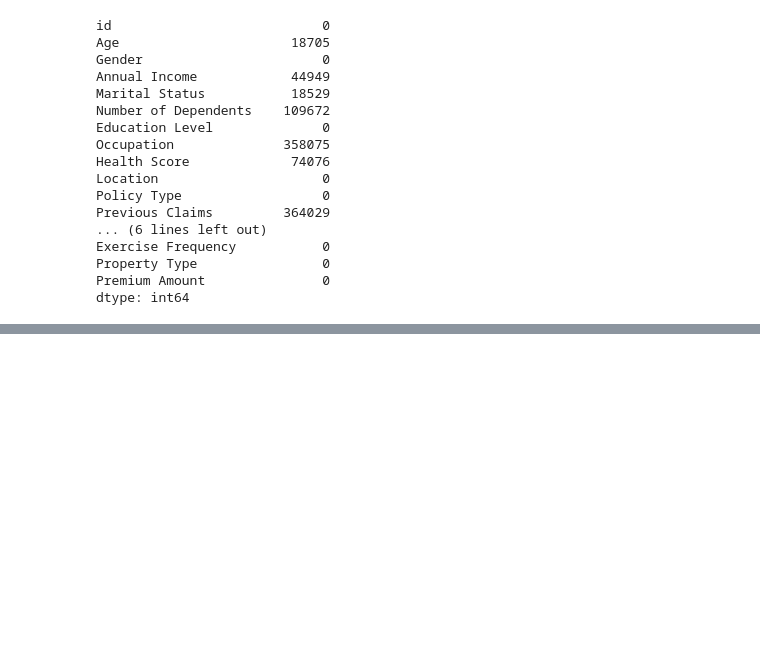
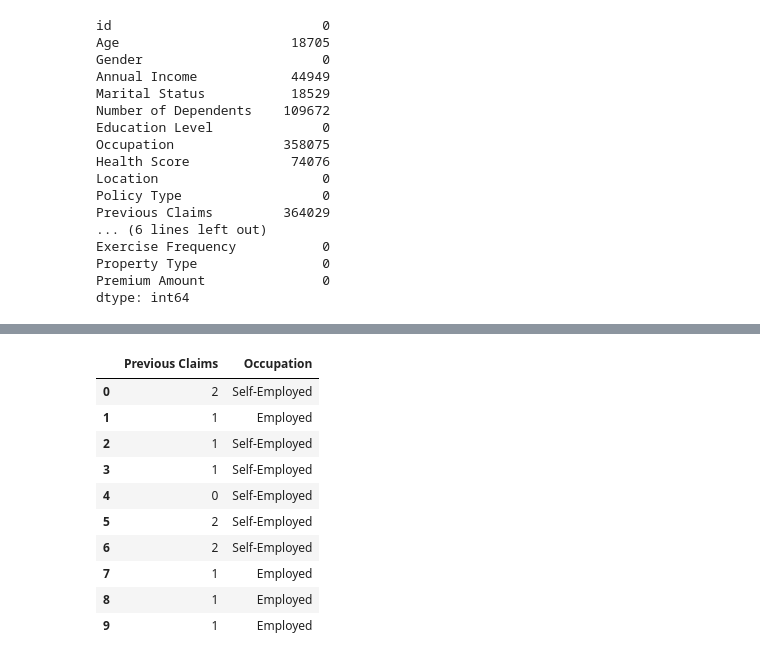
Before and after one commit to kdw434/4gun4_new_project, a Jupyter notebook: minjun/minjun.ipynb, the cells around one changed output, grey strips where cells are left out. Drawn from its saved outputs; the diff is of its cells as text; code cells hidden in the pictures; blank space fills up the shorter version.

```diff
--- a/minjun/minjun.ipynb
+++ b/minjun/minjun.ipynb
@@ -279,0 +334,33 @@ Name: Premium Amount, Length: 1199993, dtype: float64
+# %%
+train4 = train.copy()
+occupation_income_mean = train.groupby('Occupation')['Annual Income'].mean()
+def fill_occupation(row):
+  if pd.isnull(row['Occupation']):
+      diffs = (occupation_income_mean - row['Annual Income']).abs()
+      return diffs.idxmin()
+  else:
+      return row['Occupation']
+
+
+
+
+train4['Occupation'] = train4.apply(fill_occupation, axis=1)
+
+
+train4['Previous Claims'] = train4['Previous Claims'].astype('Int64')
+train4['Previous Claims'] = train4['Previous Claims'].astype('category')
+train4['Previous Claims'] = train4['Previous Claims'].cat.add_categories('Missing')
+train4['Previous Claims'] = train4['Previous Claims'].fillna('Missing')
+train4[['Previous Claims', 'Occupation']].head(10)
+# %% [output]
+|  | Previous Claims | Occupation |
+| 0 | 2 | Self-Employed |
+| 1 | 1 | Employed |
+| 2 | 1 | Self-Employed |
+| 3 | 1 | Self-Employed |
+| 4 | 0 | Self-Employed |
+| 5 | 2 | Self-Employed |
+| 6 | 2 | Self-Employed |
+| 7 | 1 | Employed |
+| 8 | 1 | Employed |
+| 9 | 1 | Employed |
```
Also changed, not shown: parts of 28 cells of this notebook, 7 other files.
